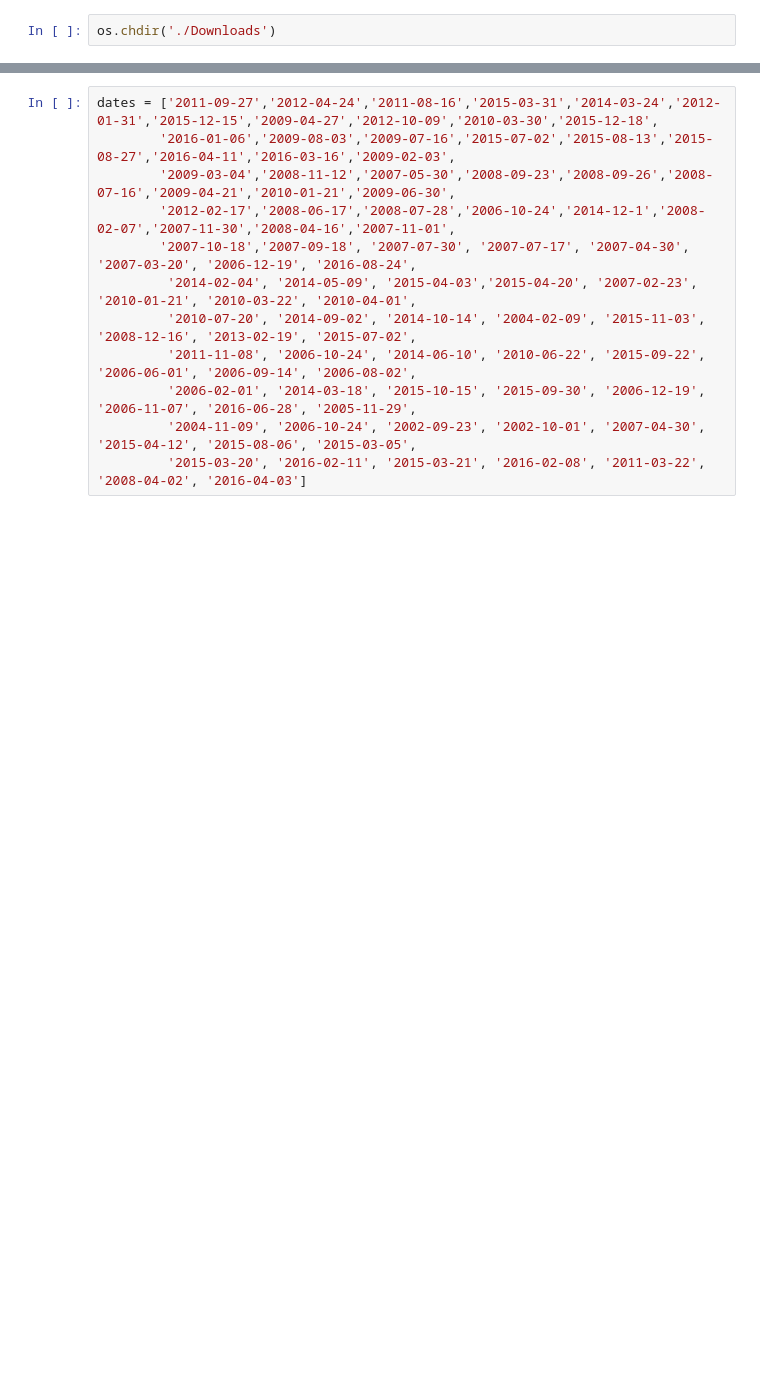
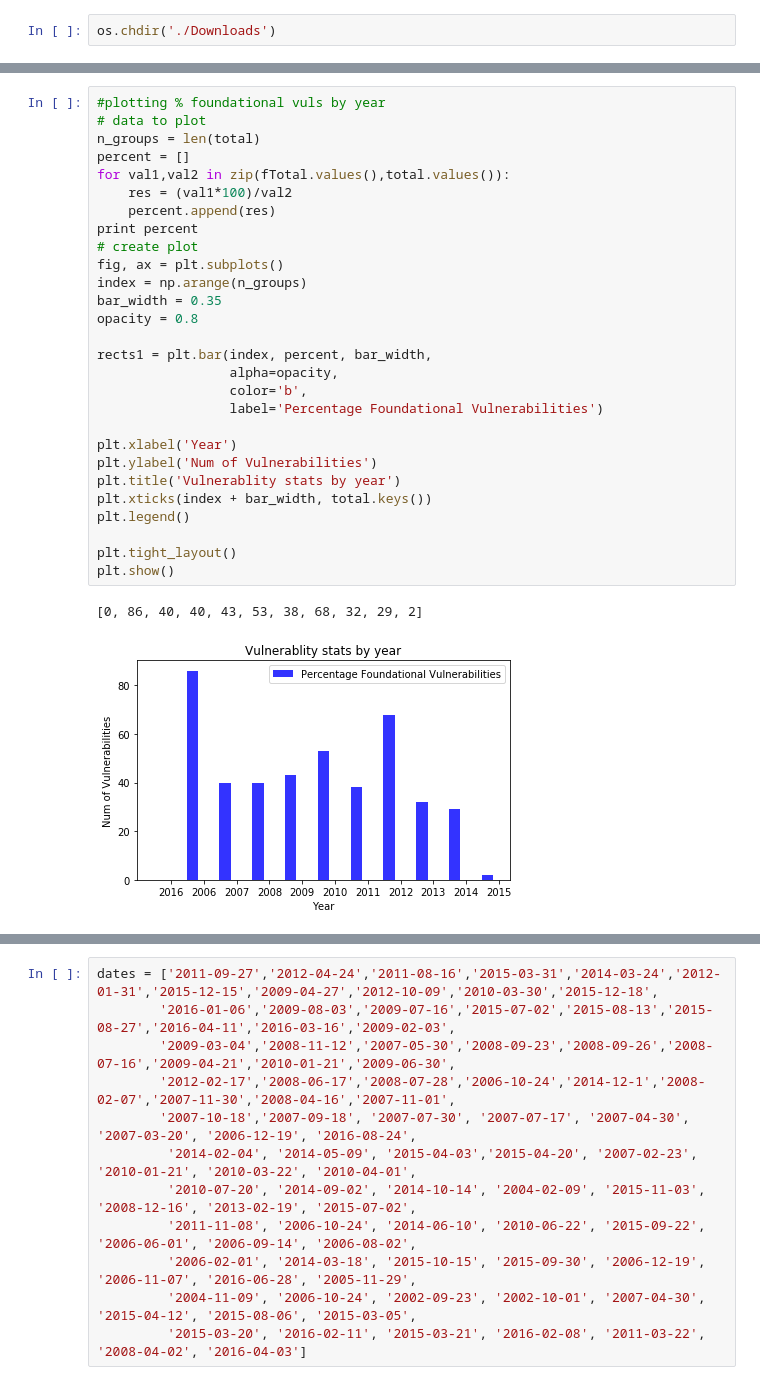
Before and after one commit to bala8/CSE-227, a Jupyter notebook: FirefoxCVEReader.ipynb, the cells around one changed output, grey strips where cells are left out. Drawn from its saved outputs; the diff is of its cells as text; blank space fills up the shorter version.

```diff
--- a/FirefoxCVEReader.ipynb
+++ b/FirefoxCVEReader.ipynb
@@ -29,0 +115,31 @@ def foundationalTotal(filename,year):
+# %%
+#plotting % foundational vuls by year
+# data to plot
+n_groups = len(total)
+percent = []
+for val1,val2 in zip(fTotal.values(),total.values()):
+    res = (val1*100)/val2
+    percent.append(res)
+print percent
+# create plot
+fig, ax = plt.subplots()
+index = np.arange(n_groups)
+bar_width = 0.35
+opacity = 0.8
+
+rects1 = plt.bar(index, percent, bar_width,
+                 alpha=opacity,
+                 color='b',
+                 label='Percentage Foundational Vulnerabilities')
+
+plt.xlabel('Year')
+plt.ylabel('Num of Vulnerabilities')
+plt.title('Vulnerablity stats by year')
+plt.xticks(index + bar_width, total.keys())
+plt.legend()
+
+plt.tight_layout()
+plt.show()
+# %% [output]
+[0, 86, 40, 40, 43, 53, 38, 68, 32, 29, 2]
+[figure, added]
```
Also changed, not shown: parts of 48 cells of this notebook.
